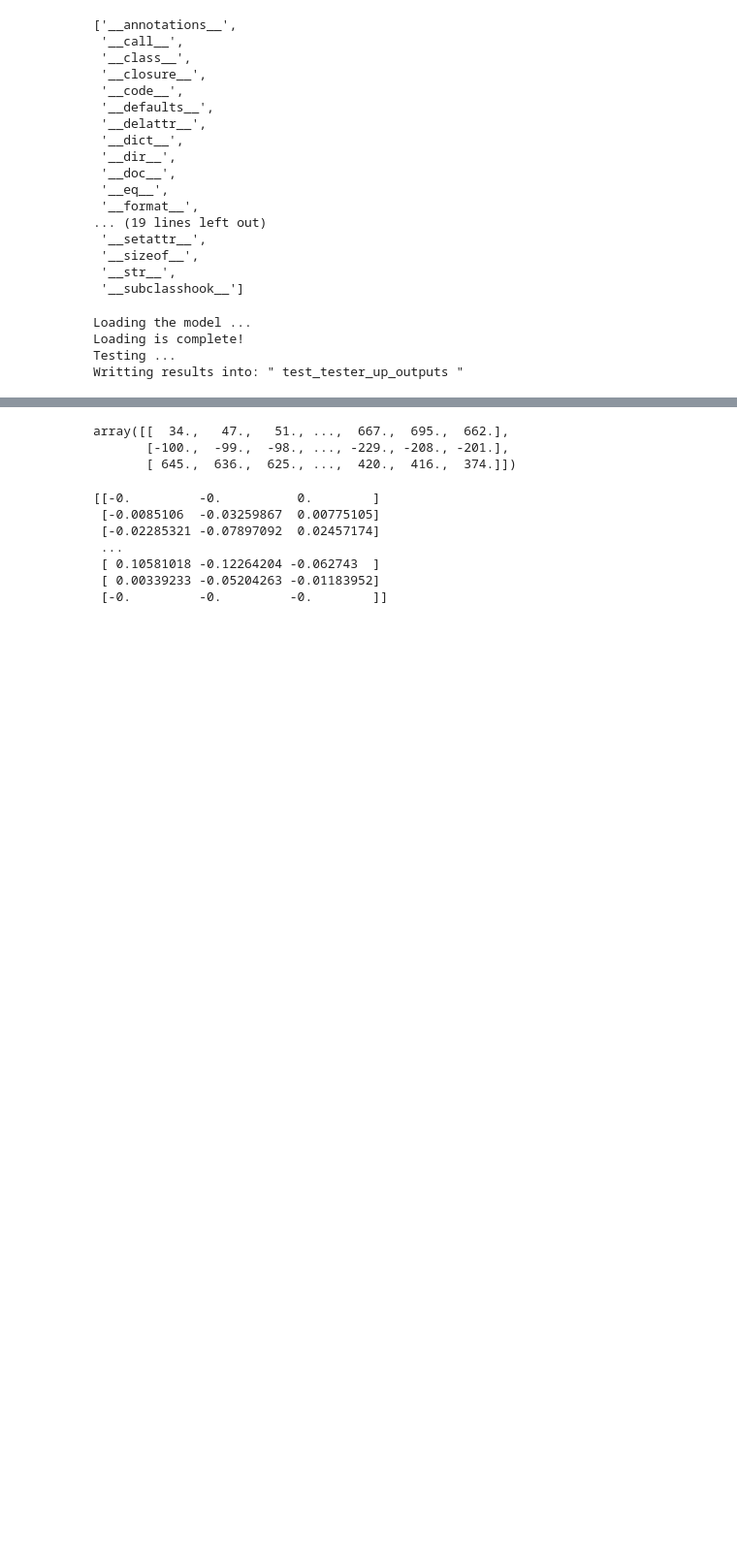
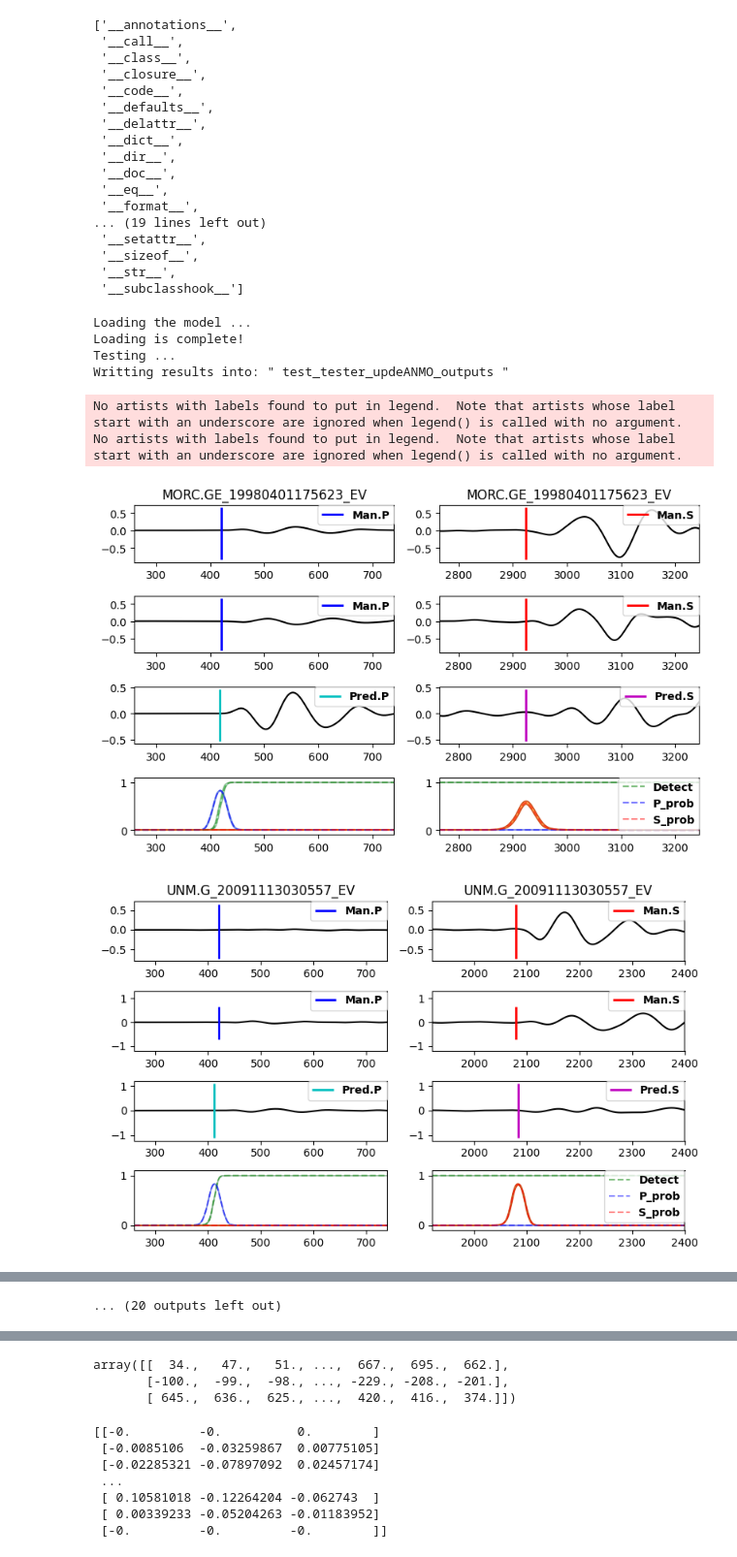
Before and after one commit to Jun1453/phasepick, a Jupyter notebook: train.ipynb, the cells around one changed output, grey strips where cells are left out. Shown at 97% size. Saved outputs shown, nothing was run; the diff lists cells and outputs as text; code cells hidden in the pictures; blank space fills up the shorter version.

```diff
--- a/train.ipynb
+++ b/train.ipynb
@@ -103,12 +70,18 @@ dir(eqt.picker)
  '__str__',
  '__subclasshook__']
 # %%
-from EQTransformer.core.tester import tester
+from EQTransformer.core.tester8 import tester
 # test.hdf5', input_csv='training_PandS.csv'
 # tester(input_hdf5='test.hdf5', input_testset='test_trainer_outputs/test.npy', input_model='test_trainer_outputs/models/test_trainer_005.h5', output_name='test_tester', detection_threshold=0.20, P_threshold=0.1, S_threshold=0.1, number_of_plots=30, estimate_uncertainty=True, number_of_sampling=5, input_dimention=(9000, 3), normalization_mode='std', mode='generator', batch_size=10, gpuid=None, gpu_limit=None)
-tester(input_hdf5='test.hdf5', input_testset='test_trainer_up_outputs/test.npy', input_model='test_trainer_up_outputs/models/test_trainer_up_002.h5', output_name='test_tester_up', detection_threshold=0.20, P_threshold=0.1, S_threshold=0.1, number_of_plots=30, estimate_uncertainty=True, number_of_sampling=5, input_dimention=(6000, 3), normalization_mode='std', mode='generator', batch_size=10, gpuid=None, gpu_limit=None)
+# tester(input_hdf5='upfil.hdf5', input_testset='test_trainer_upfil_outputs/test.npy', input_model='test_trainer_upfil_outputs/models/test_trainer_upfil_006.h5', output_name='test_tester_upfil', detection_threshold=0.20, P_threshold=0.1, S_threshold=0.1, number_of_plots=30, estimate_uncertainty=True, number_of_sampling=5, input_dimention=(6000, 3), normalization_mode='std', mode='generator', batch_size=10, gpuid=None, gpu_limit=None)
+# tester(input_hdf5='upfil.hdf5', input_testset='test_trainer_upfil_outputs/test.npy', input_model='EQTransformer/ModelsAndSampleData/EqT_model.h5', output_name='test_tester_vanilla', detection_threshold=0.20, P_threshold=0.1, S_threshold=0.1, number_of_plots=30, estimate_uncertainty=True, number_of_sampling=5, input_dimention=(6000, 3), normalization_mode='std', mode='generator', batch_size=10, gpuid=None, gpu_limit=None)
+tester(input_hdf5='updeANMO.hdf5', input_testset='test_trainer_updeANMO_outputs/test.npy', input_model='test_trainer_updeANMO_outputs/models/test_trainer_updeANMO_005.h5', output_name='test_tester_updeANMO', detection_threshold=0.20, P_threshold=0.1, S_threshold=0.1, number_of_plots=30, estimate_uncertainty=True, number_of_sampling=5, input_dimention=(6000, 3), normalization_mode='std', mode='generator', batch_size=10, gpuid=None, gpu_limit=None)
 # %% [output]
 Loading the model ...
 Loading is complete!
 Testing ...
-Writting results into: " test_tester_up_outputs "
+Writting results into: " test_tester_updeANMO_outputs "
+No artists with labels found to put in legend.  Note that artists whose label start with an underscore are ignored when legend() is called with no argument.
+No artists with labels found to put in legend.  Note that artists whose label start with an underscore are ignored when legend() is called with no argument.
+[figure, added]
+[figure, added]
@@ -115,3 +96,4 @@ Writting results into: " test_tester_up_outputs "
+... (20 outputs left out)
 # %%
 import pandas as pd
 import numpy as np
```
Also changed, not shown: parts of 6 cells of this notebook, 3 other files.
